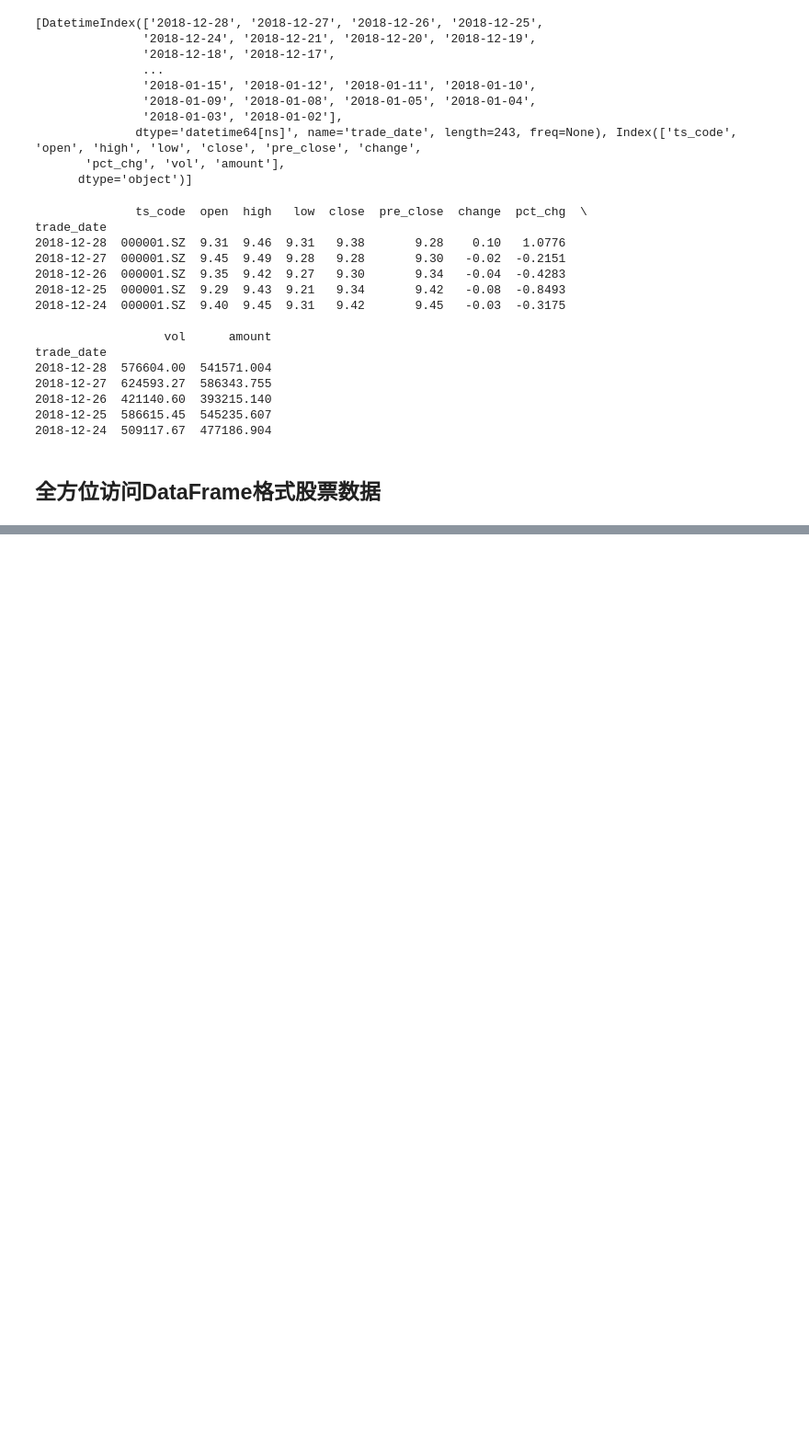
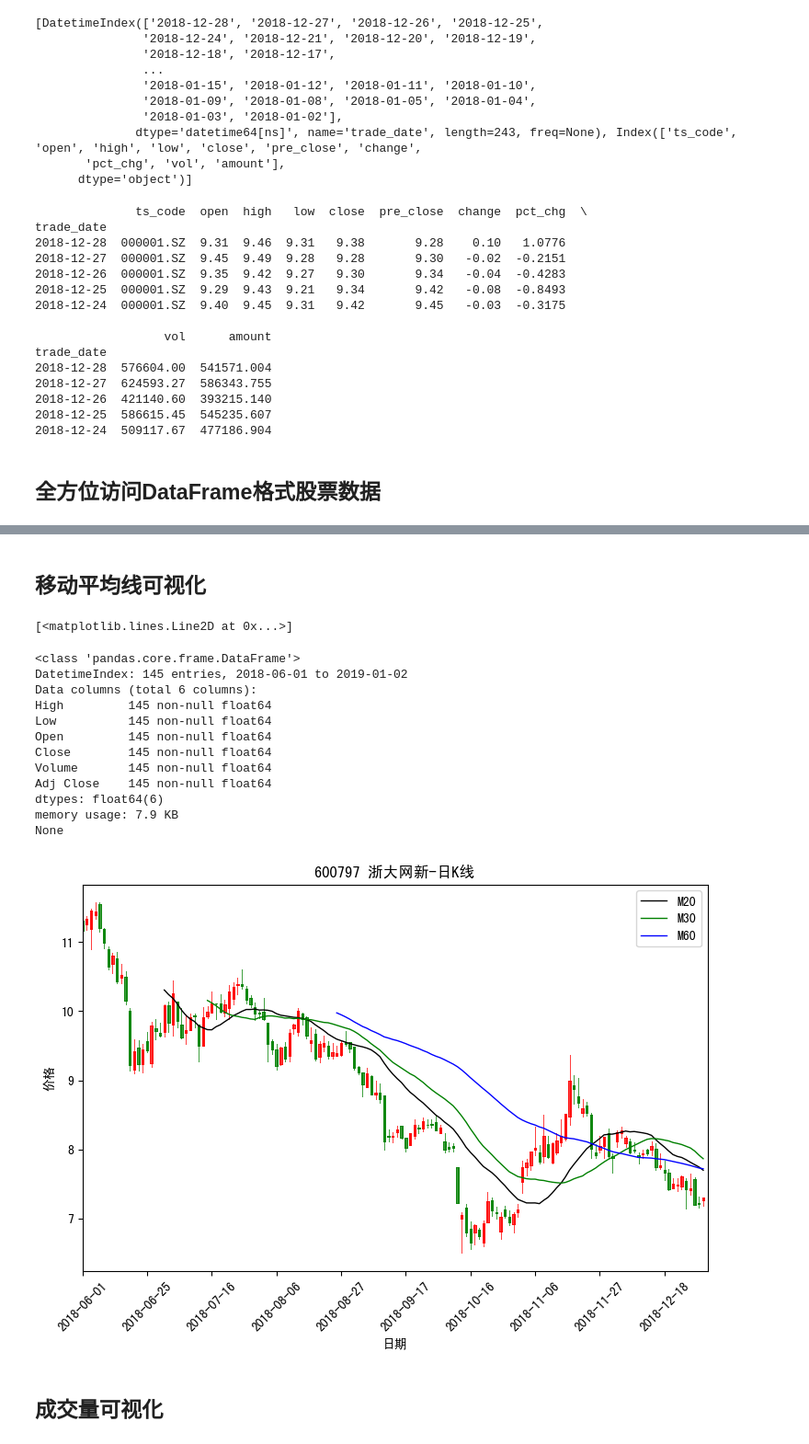
Before and after one commit to luzihang123/practice, a Jupyter notebook: stock_quant/quant_01.py.ipynb, the cells around one changed output, grey strips where cells are left out. Shown at 92% size. Cells and saved outputs as stored; diff of their text form; code cells hidden in the pictures; blank space fills up the shorter version.

```diff
--- a/stock_quant/quant_01.py.ipynb
+++ b/stock_quant/quant_01.py.ipynb
@@ -618,0 +1297,2 @@ trade_date
+# %% [markdown]
+## 移动平均线可视化
@@ -618,0 +1304,66 @@ trade_date
+# %%
+graph_KAV.plot(np.arange(0, len(df_stockload.index)), df_stockload['Ma20'],'black', label='M20',lw=1.0)
+graph_KAV.plot(np.arange(0, len(df_stockload.index)), df_stockload['Ma30'],'green',label='M30', lw=1.0)
+graph_KAV.plot(np.arange(0, len(df_stockload.index)), df_stockload['Ma60'],'blue',label='M60', lw=1.0)
+# %% [output]
+[<matplotlib.lines.Line2D at 0x...>]
+# %%
+#绘制K线图+移动平均线
+import numpy as np
+import matplotlib.pyplot as plt
+import pandas_datareader.data as web
+import datetime
+import mpl_finance as mpf #替换 import matplotlib.finance as mpf
+
+plt.rcParams['font.sans-serif']=['SimHei'] #用来正常显示中文标签
+plt.rcParams['axes.unicode_minus']=False #用来正常显示负号
+
+df_stockload = web.DataReader("600797.SS", "yahoo", datetime.datetime(2018,6,1), datetime.datetime(2019,1,1))
+print(df_stockload.info())
+
+fig = plt.figure(figsize=(8,6), dpi=100,facecolor="white")#创建fig对象
+fig.subplots_adjust(left=0.09,bottom=0.20, right=0.94,top=0.90, wspace=0.2, hspace=0)
+graph_KAV = fig.add_subplot(1, 1, 1)  # 创建子图
+
+#绘制K线图
+mpf.candlestick2_ochl(graph_KAV, df_stockload.Open, df_stockload.Close, df_stockload.High, df_stockload.Low, width=0.5,
+                      colorup='r', colordown='g')  # 绘制K线走势
+
+#绘制移动平均线图
+df_stockload['Ma20'] = df_stockload.Close.rolling(window=20).mean()#pd.rolling_mean(df_stockload.Close,window=20)
+df_stockload['Ma30'] = df_stockload.Close.rolling(window=30).mean()#pd.rolling_mean(df_stockload.Close,window=30)
+df_stockload['Ma60'] = df_stockload.Close.rolling(window=60).mean()#pd.rolling_mean(df_stockload.Close,window=60)
+
+graph_KAV.plot(np.arange(0, len(df_stockload.index)), df_stockload['Ma20'],'black', label='M20',lw=1.0)
+graph_KAV.plot(np.arange(0, len(df_stockload.index)), df_stockload['Ma30'],'green',label='M30', lw=1.0)
+graph_KAV.plot(np.arange(0, len(df_stockload.index)), df_stockload['Ma60'],'blue',label='M60', lw=1.0)
+
+graph_KAV.legend(loc='best')
+graph_KAV.set_title(u"600797 浙大网新-日K线")
+graph_KAV.set_xlabel("日期")
+graph_KAV.set_ylabel(u"价格")
+graph_KAV.set_xlim(0, len(df_stockload.index))  # 设置一下x轴的范围
+graph_KAV.set_xticks(range(0, len(df_stockload.index), 15))  # X轴刻度设定 每15天标一个日期
+graph_KAV.set_xticklabels([df_stockload.index.strftime('%Y-%m-%d')[index] for index in graph_KAV.get_xticks()])  # 标签设置为日期
+
+# X-轴每个ticker标签都向右倾斜45度
+for label in graph_KAV.xaxis.get_ticklabels():
+    label.set_rotation(45)
+    label.set_fontsize(10)  # 设置标签字体
+plt.show()
+# %% [output]
+<class 'pandas.core.frame.DataFrame'>
+DatetimeIndex: 145 entries, 2018-06-01 to 2019-01-02
+Data columns (total 6 columns):
+High         145 non-null float64
+Low          145 non-null float64
+Open         145 non-null float64
+Close        145 non-null float64
+Volume       145 non-null float64
+Adj Close    145 non-null float64
+dtypes: float64(6)
+memory usage: 7.9 KB
+None
+[figure, added]
+# %% [markdown]
+## 成交量可视化
```
Also changed, not shown: parts of 61 cells of this notebook, 2 other files.
